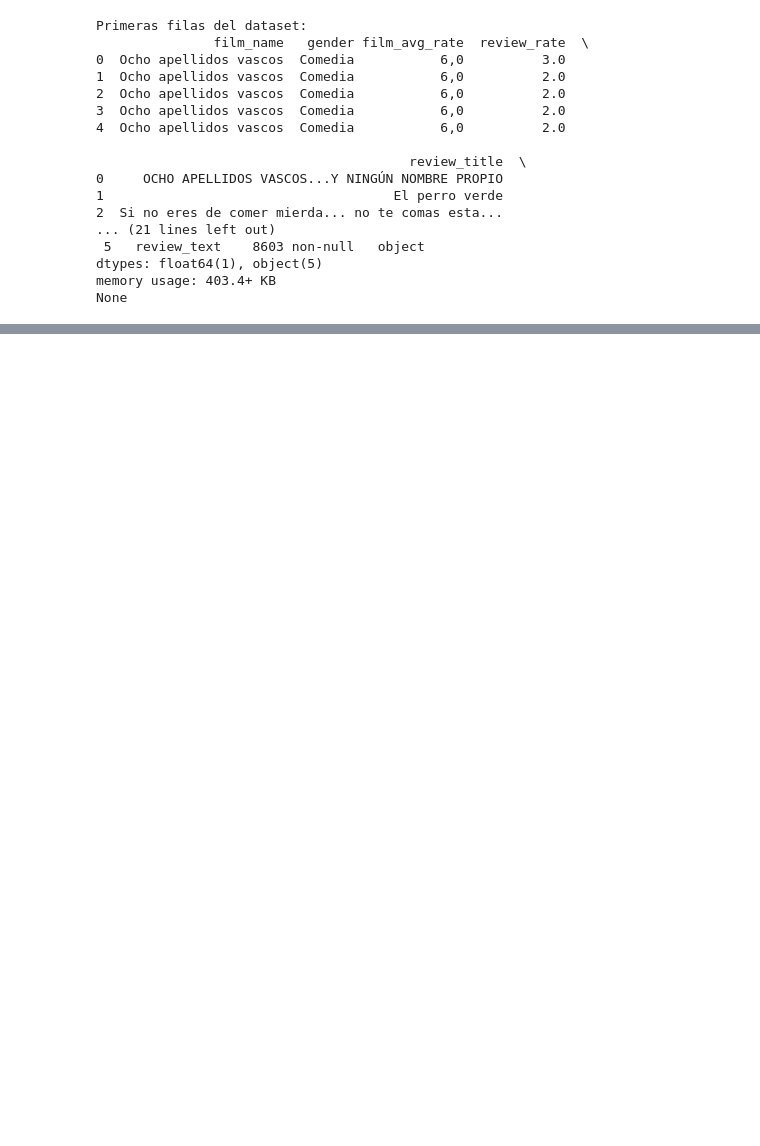
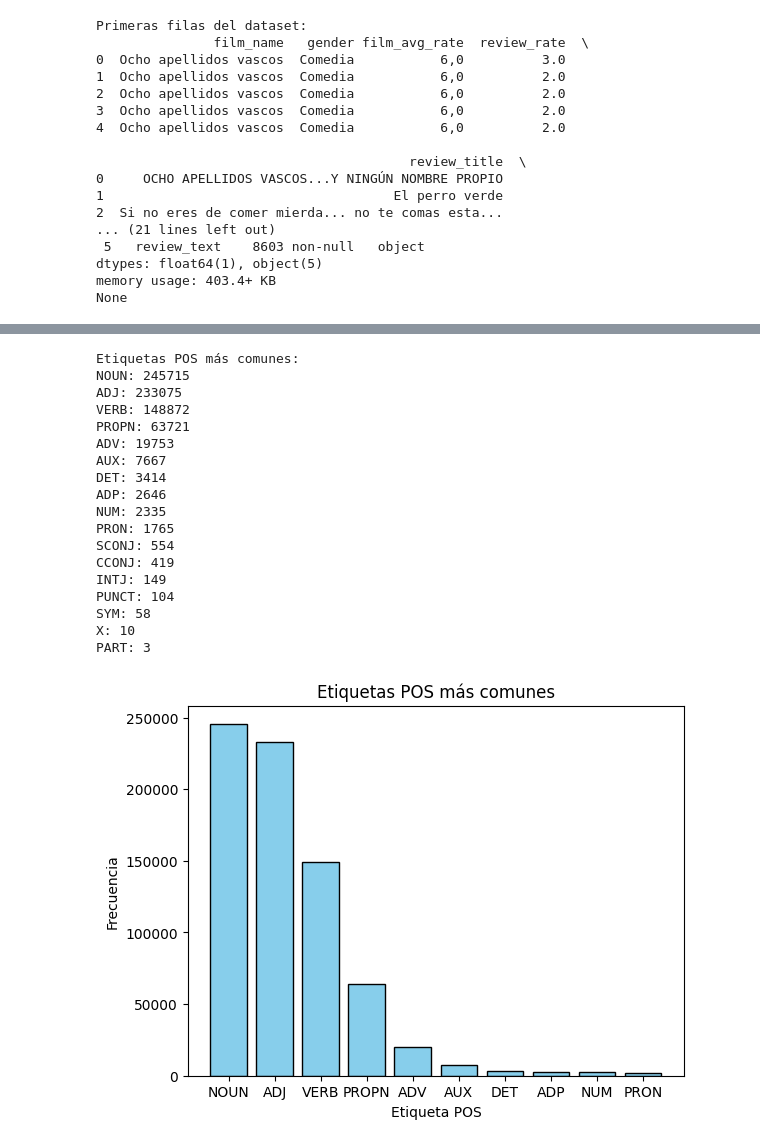
Before and after one commit to tdiego74/Clase_Data_Science_III_PBLC, a Jupyter notebook: Proyecto_DS_III_Entrega_Final_Tocci.ipynb, the cells around one changed output, grey strips where cells are left out. Drawn from its saved outputs; the diff is of its cells as text; code cells hidden in the pictures; blank space fills up the shorter version.

```diff
--- a/Proyecto_DS_III_Entrega_Final_Tocci.ipynb
+++ b/Proyecto_DS_III_Entrega_Final_Tocci.ipynb
@@ -151,0 +257,57 @@ Name: film_avg_rate, dtype: object
+# %%
+# Importar spaCy (asegúrate de que ya está cargado)
+#import spacy
+#from collections import Counter
+
+# Cargar el modelo en español
+nlp = spacy.load('es_core_news_sm')
+
+# Función para analizar las partes del discurso (POS)
+def get_pos_tags(text):
+    doc = nlp(text)
+    return [token.pos_ for token in doc]
+
+# Aplicar el análisis POS a una muestra del texto limpio
+df['pos_tags'] = df['cleaned_review_text'].apply(lambda x: get_pos_tags(x))
+
+# Contar las etiquetas POS en todo el corpus
+all_pos_tags = [tag for tags in df['pos_tags'] for tag in tags]
+pos_counts = Counter(all_pos_tags)
+
+# Mostrar las etiquetas POS más comunes
+print("Etiquetas POS más comunes:")
+for tag, count in pos_counts.most_common():
+    print(f"{tag}: {count}")
+
+# Visualización de las etiquetas POS
+import matplotlib.pyplot as plt
+
+# Preparar datos para el gráfico
+tags, counts = zip(*pos_counts.most_common(10))
+
+# Crear gráfico de barras
+plt.bar(tags, counts, color='skyblue', edgecolor='black')
+plt.title('Etiquetas POS más comunes')
+plt.xlabel('Etiqueta POS')
+plt.ylabel('Frecuencia')
+plt.show()
+# %% [output]
+Etiquetas POS más comunes:
+NOUN: 245715
+ADJ: 233075
+VERB: 148872
+PROPN: 63721
+ADV: 19753
+AUX: 7667
+DET: 3414
+ADP: 2646
+NUM: 2335
+PRON: 1765
+SCONJ: 554
+CCONJ: 419
+INTJ: 149
+PUNCT: 104
+SYM: 58
+X: 10
+PART: 3
+[figure, added]
```
Also changed, not shown: parts of 11 cells of this notebook.
